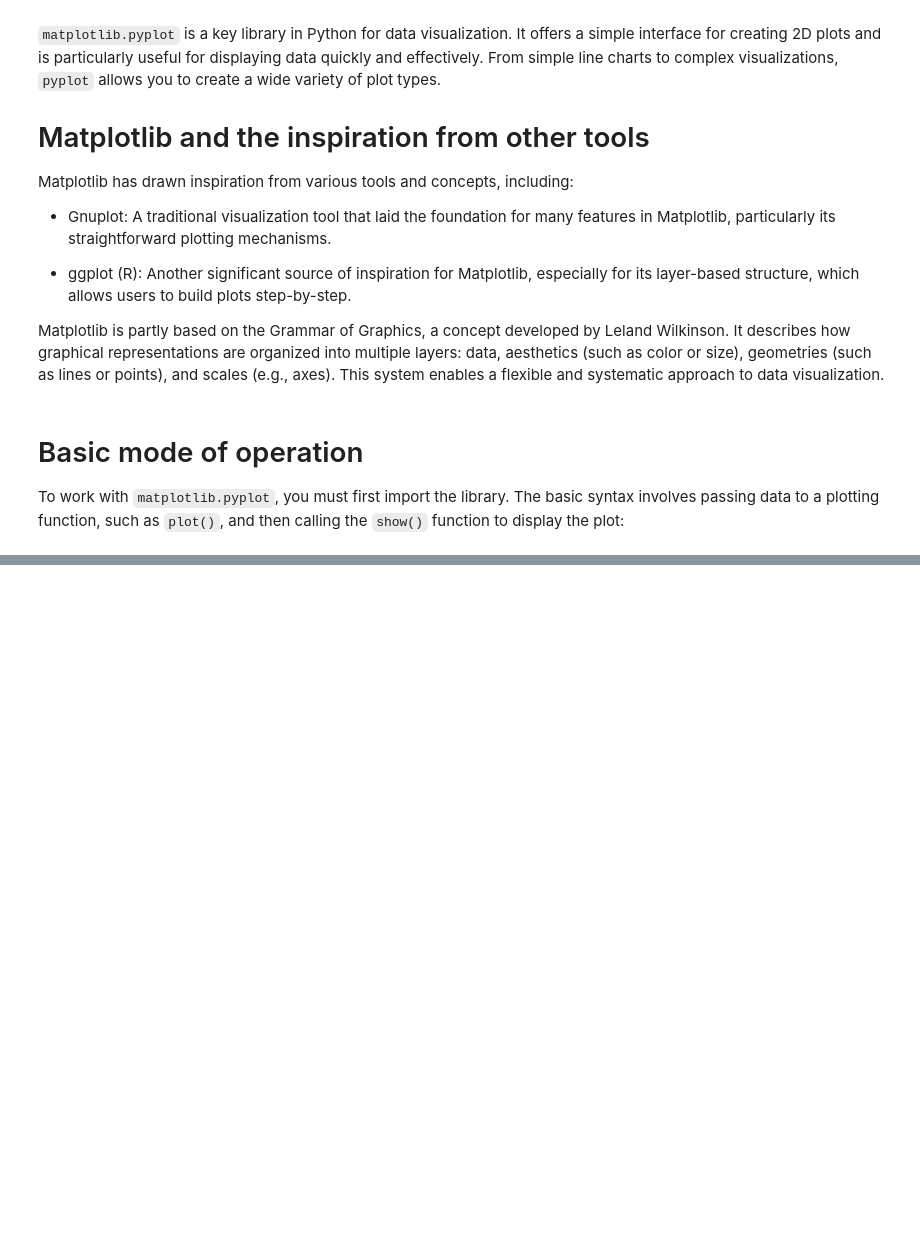
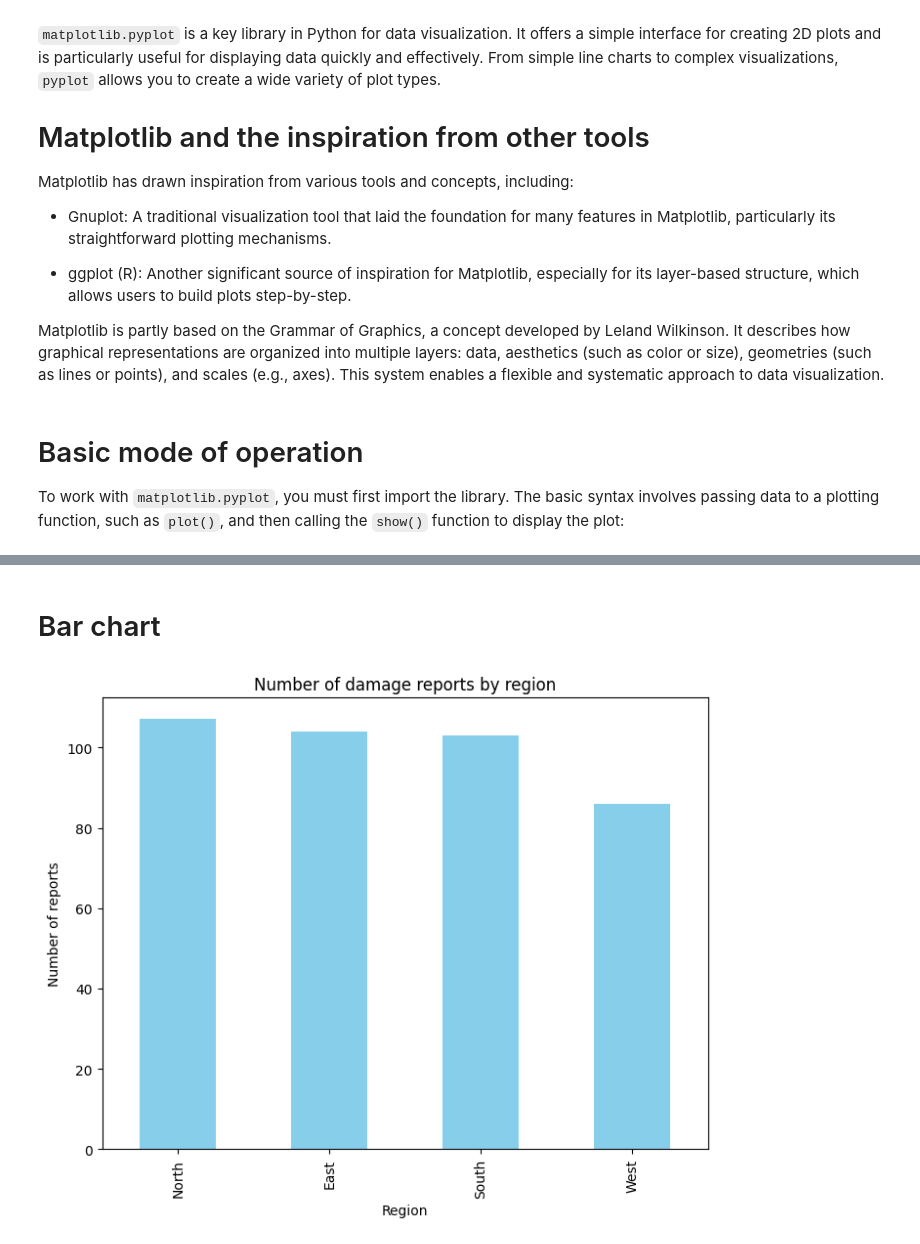
Before and after one commit to Ashton94089/Actuarial-Practice, a Jupyter notebook: 04_python_visualization.ipynb, the cells around one changed output, grey strips where cells are left out. Drawn from its saved outputs; the diff is of its cells as text; code cells hidden in the pictures; blank space fills up the shorter version.

```diff
--- a/04_python_visualization.ipynb
+++ b/04_python_visualization.ipynb
@@ -39,0 +196,15 @@ Text(0, 0.5, 'Y-axis')
+# %% [markdown]
+# Bar chart
+# %%
+# Group the data by region and count the damage reports
+damage_per_region = natural_damage_df['Region'].value_counts()
+
+# Create the bar chart
+plt.figure(figsize=(8,6))
+damage_per_region.plot(kind='bar', color='skyblue')
+plt.title('Number of damage reports by region')
+plt.xlabel('Region')
+plt.ylabel('Number of reports')
+plt.show()
+# %% [output]
+[figure, added]
```
Also changed, not shown: parts of 22 cells of this notebook.
